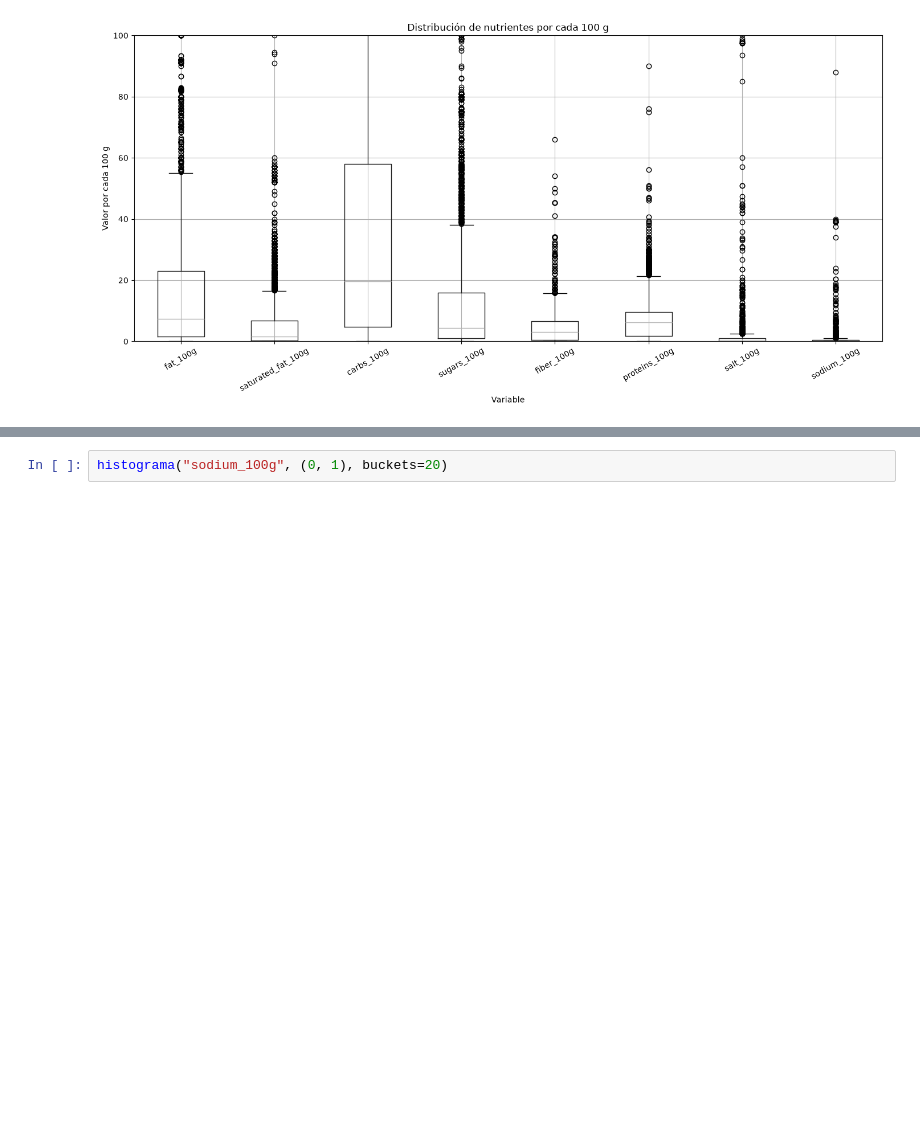
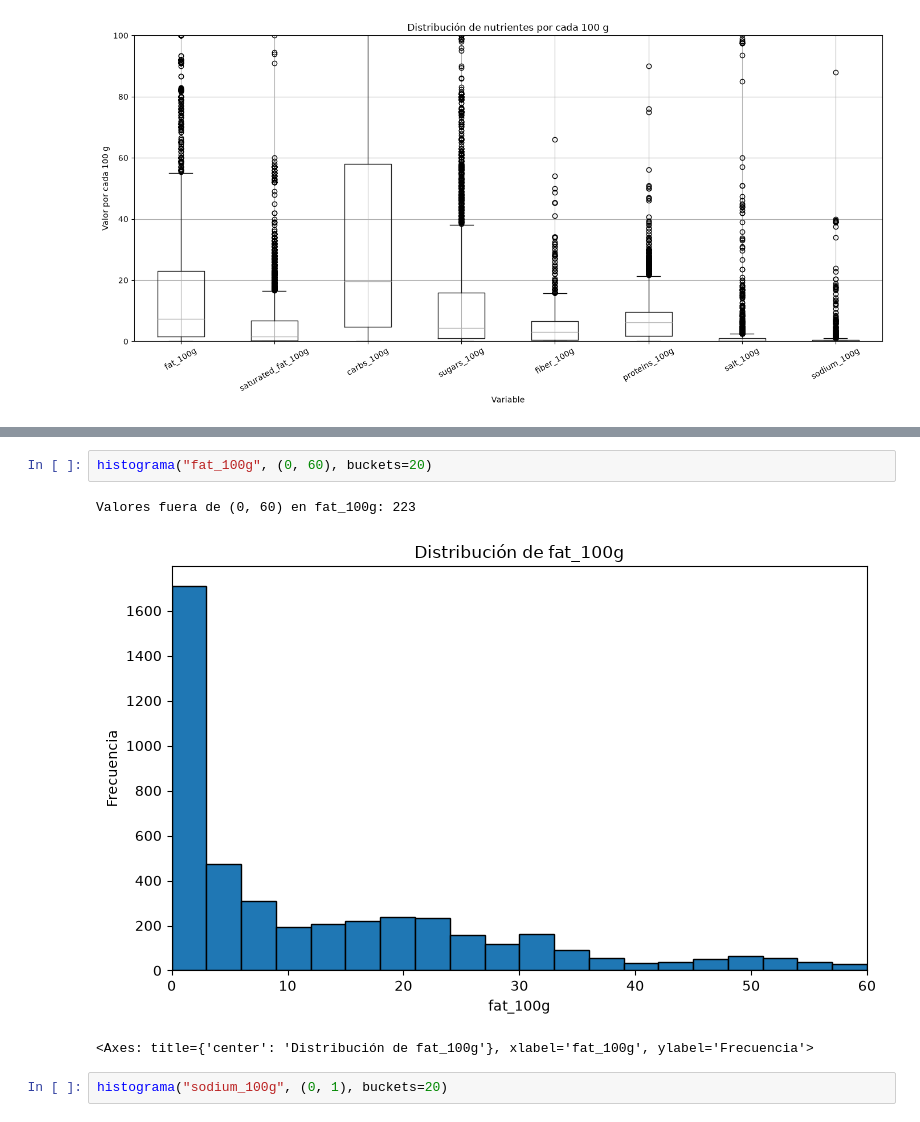
Before and after one commit to aitorHolzmann/fundamentos, a Jupyter notebook: TPE/analizando.ipynb, the cells around one changed output, grey strips where cells are left out. Cells and saved outputs as stored; diff of their text form; blank space fills up the shorter version.

```diff
--- a/TPE/analizando.ipynb
+++ b/TPE/analizando.ipynb
@@ -533,3 +535,9 @@ plt.show()
+# %%
+histograma("fat_100g", (0, 60), buckets=20)
+# %% [output]
+Valores fuera de (0, 60) en fat_100g: 223
+[figure, added]
+<Axes: title={'center': 'Distribución de fat_100g'}, xlabel='fat_100g', ylabel='Frecuencia'>
 # %%
 histograma("sodium_100g", (0, 1), buckets=20)
 # %% [output]
```
Also changed, not shown: parts of 9 cells of this notebook.
